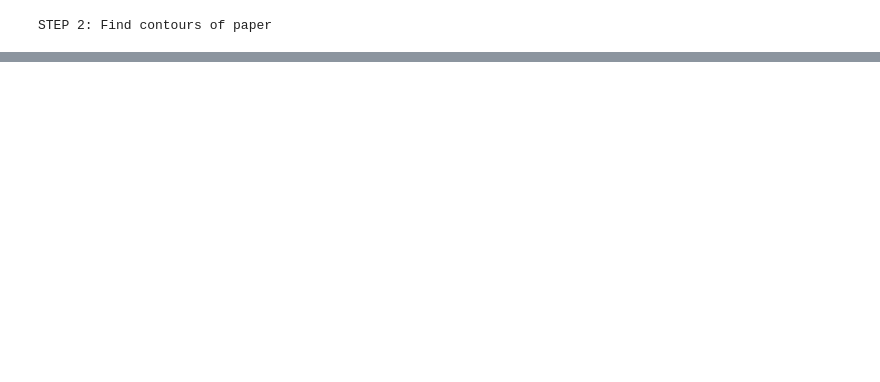
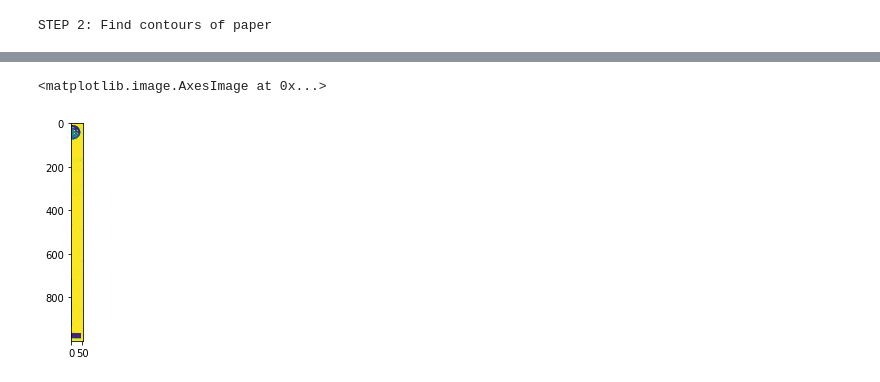
Before and after one commit to ryancier/Rovers, a Jupyter notebook: jn/Contoures.ipynb, the cells around one changed output, grey strips where cells are left out. Drawn from its saved outputs; the diff is of its cells as text; code cells hidden in the pictures; blank space fills up the shorter version.

```diff
--- a/jn/Contoures.ipynb
+++ b/jn/Contoures.ipynb
@@ -98,0 +91,5 @@ STEP 2: Find contours of paper
+# %%
+plt.imshow(splits[1])
+# %% [output]
+<matplotlib.image.AxesImage at 0x...>
+[figure, added]
```
Also changed, not shown: parts of 8 cells of this notebook, 1 other file.
